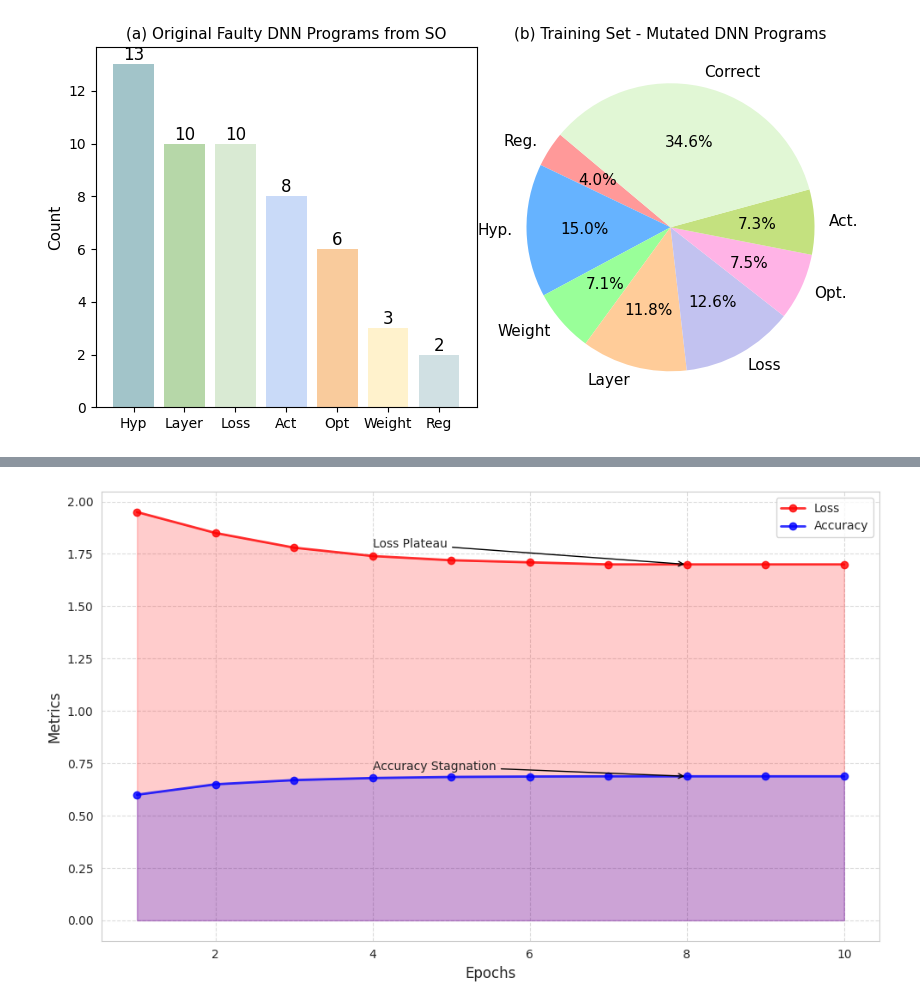
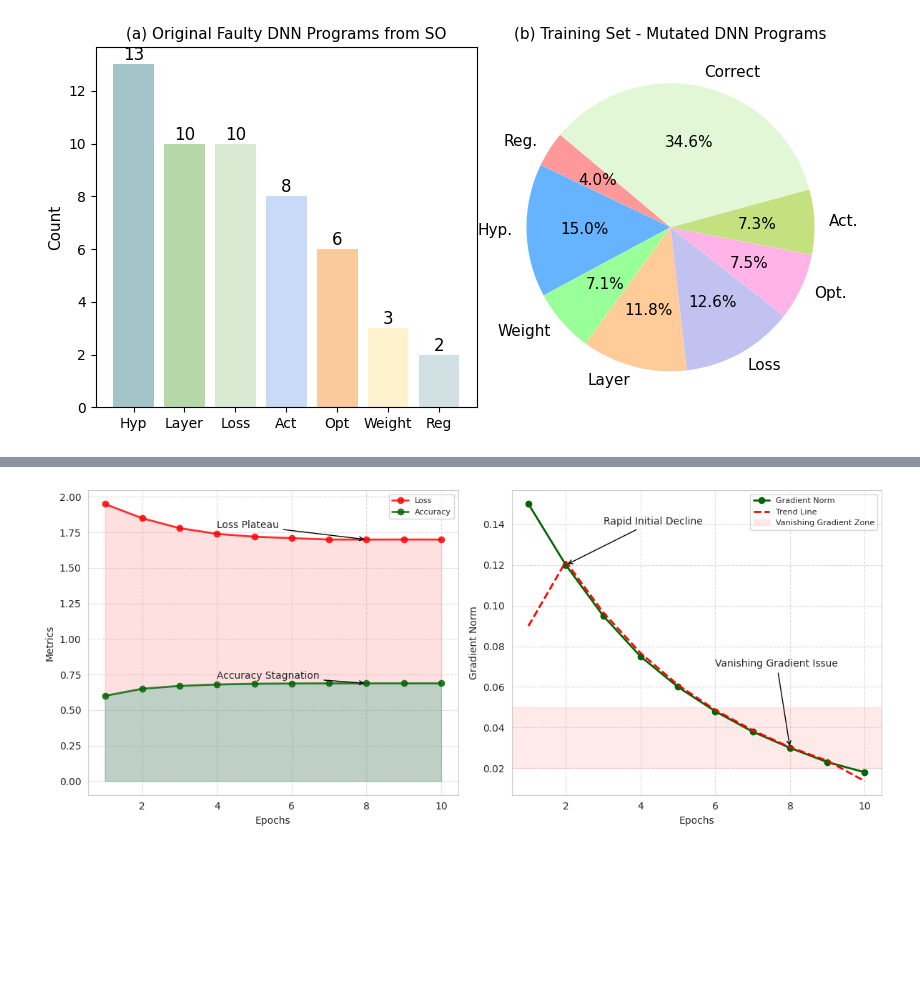
Before and after one commit to SigmaJahan/DEFault-DNN-Debugging, a Jupyter notebook: f_Figures/ICSE2025_Plots.ipynb, the cells around one changed output, grey strips where cells are left out. Saved outputs shown, nothing was run; the diff lists cells and outputs as text; code cells hidden in the pictures; blank space fills up the shorter version.

Commit message:
New plots added!

```diff
--- a/f_Figures/ICSE2025_Plots.ipynb
+++ b/f_Figures/ICSE2025_Plots.ipynb
@@ -59,26 +98,48 @@ plt.show()
 # %%
 import matplotlib.pyplot as plt
+import numpy as np
 
 epochs = [1, 2, 3, 4, 5, 6, 7, 8, 9, 10]
 loss = [1.95, 1.85, 1.78, 1.74, 1.72, 1.71, 1.70, 1.70, 1.70, 1.70]
 accuracy = [0.60, 0.65, 0.67, 0.68, 0.685, 0.687, 0.688, 0.688, 0.688, 0.688]
+gradient_norm = [0.15, 0.12, 0.095, 0.075, 0.06, 0.048, 0.038, 0.03, 0.023, 0.018]
 
-plt.figure(figsize=(10, 6))
-plt.plot(epochs, loss, label='Loss', color='red', linestyle='-', marker='o', linewidth=2, alpha=0.8)
-plt.fill_between(epochs, loss, alpha=0.2, color='red')
-plt.annotate('Loss Plateau', xy=(8, loss[7]), xytext=(4, 1.78),
-             arrowprops=dict(facecolor='black', edgecolor='black', arrowstyle="->"), fontsize=10)
+def moving_average(data, window=3):
+    return np.convolve(data, np.ones(window)/window, mode='same')
 
-plt.plot(epochs, accuracy, label='Accuracy', color='blue', linestyle='-', marker='o', linewidth=2, alpha=0.8)
-plt.fill_between(epochs, accuracy, alpha=0.2, color='blue')
-plt.annotate('Accuracy Stagnation', xy=(8, accuracy[7]), xytext=(4, 0.72),
-             arrowprops=dict(facecolor='black', edgecolor='black', arrowstyle="->"), fontsize=10)
+ma = moving_average(gradient_norm)
+fig, axes = plt.subplots(1, 2, figsize=(12, 5))
+axes[0].plot(epochs, loss, label='Loss', color='red', linestyle='-', marker='o', linewidth=2, alpha=0.8)
+axes[0].fill_between(epochs, loss, alpha=0.3, color='#ff9999')
+axes[0].annotate('Loss Plateau', xy=(8, loss[7]), xytext=(4, 1.78),
+                 arrowprops=dict(facecolor='black', edgecolor='black', arrowstyle="->"), fontsize=10)
 
-plt.xlabel('Epochs', fontsize=12)
-plt.ylabel('Metrics', fontsize=12)
-plt.legend()
-plt.grid(True, linestyle='--', alpha=0.7)
+axes[0].plot(epochs, accuracy, label='Accuracy', color='#006400', linestyle='-', marker='o', linewidth=2, alpha=0.8)
+axes[0].fill_between(epochs, accuracy, alpha=0.3, color='#29AB87')
+axes[0].annotate('Accuracy Stagnation', xy=(8, accuracy[7]), xytext=(4, 0.72),
+                 arrowprops=dict(facecolor='black', edgecolor='black', arrowstyle="->"), fontsize=10)
+
+axes[0].set_xlabel('Epochs', fontsize=10)
+axes[0].set_ylabel('Metrics', fontsize=10)
+axes[0].legend(fontsize=8)
+axes[0].grid(True, linestyle='--', alpha=0.7)
+axes[1].plot(epochs, gradient_norm, marker='o', label="Gradient Norm", color="#006400", linewidth=2)
+axes[1].plot(epochs, ma, color='red', linestyle='--', label='Trend Line', linewidth=2)
+axes[1].annotate('Rapid Initial Decline',
+                 xy=(2, gradient_norm[1]),
+                 xytext=(3, 0.14),
+                 arrowprops=dict(facecolor='black', edgecolor='black', arrowstyle="->"), fontsize=10)
+
+axes[1].annotate('Vanishing Gradient Issue',
+                 xy=(8, gradient_norm[7]),
+                 xytext=(6, 0.07),
+                 arrowprops=dict(facecolor='black', edgecolor='black', arrowstyle="->"), fontsize=10)
+axes[1].axhspan(0.02, 0.05, alpha=0.2, color='#ff9999', label='Vanishing Gradient Zone')
+axes[1].set_xlabel("Epochs", fontsize=10)
+axes[1].set_ylabel("Gradient Norm", fontsize=10)
+axes[1].grid(True, linestyle='--', alpha=0.7)
+axes[1].legend(fontsize=8)
 plt.tight_layout()
 plt.show()
 # %% [output]
-[figure, old version]
+[figure, new version]
```
Also changed, not shown: parts of 3 cells of this notebook, 6 other files.
